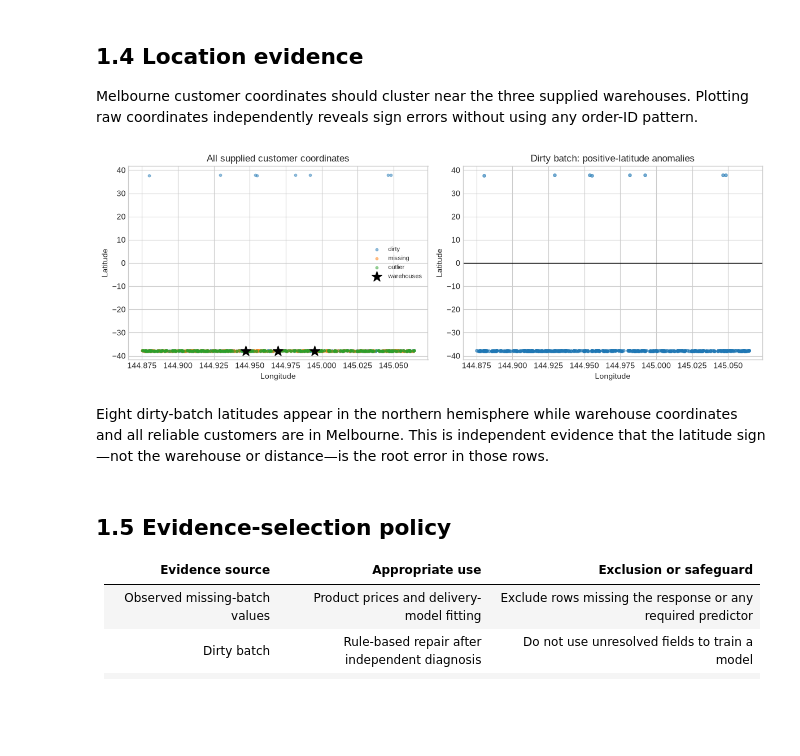
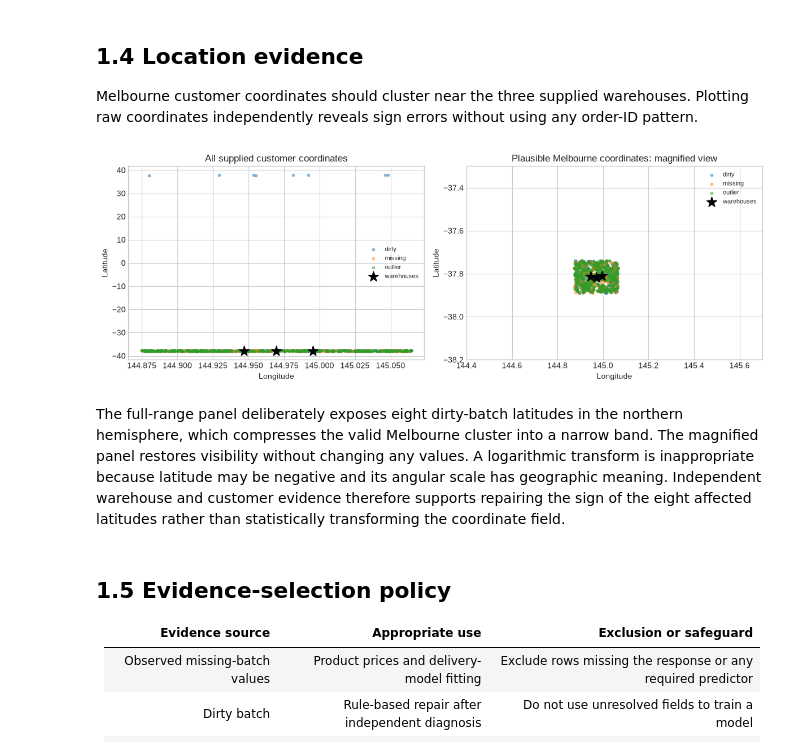
Before and after one commit to ZGHL/FIT5196-A2, a Jupyter notebook: notebooks/Group030_solution.ipynb, the cells around one changed output. Drawn from its saved outputs; the diff is of its cells as text; code cells hidden in the pictures; blank space fills up the shorter version.

Commit message:
Audit notebook diagnostics and transformation analysis

```diff
--- a/notebooks/Group030_solution.ipynb
+++ b/notebooks/Group030_solution.ipynb
@@ -383,26 +383,35 @@ Melbourne customer coordinates should cluster near the three supplied warehouses
 # %%
 fig, axes = plt.subplots(1, 2, figsize=(12, 4.3))
 
 for batch_name, frame in raw_batches.items():
     axes[0].scatter(frame["customer_long"], frame["customer_lat"], s=10, alpha=0.45, label=batch_name)
 axes[0].scatter(warehouses["longitude"], warehouses["latitude"], marker="*", s=180, c="black", label="warehouses")
 axes[0].set_xlabel("Longitude")
 axes[0].set_ylabel("Latitude")
 axes[0].set_title("All supplied customer coordinates")
 axes[0].legend(fontsize=8)
 
-axes[1].scatter(dirty_raw["customer_long"], dirty_raw["customer_lat"], s=14, alpha=0.6)
-axes[1].axhline(0, color="black", linewidth=1)
+for batch_name, frame in raw_batches.items():
+    plausible = frame["customer_lat"].between(-38.2, -37.3) & frame["customer_long"].between(144.4, 145.7)
+    axes[1].scatter(
+        frame.loc[plausible, "customer_long"],
+        frame.loc[plausible, "customer_lat"],
+        s=10, alpha=0.45, label=batch_name,
+    )
+axes[1].scatter(warehouses["longitude"], warehouses["latitude"], marker="*", s=180, c="black", label="warehouses")
+axes[1].set_xlim(144.4, 145.7)
+axes[1].set_ylim(-38.2, -37.3)
 axes[1].set_xlabel("Longitude")
 axes[1].set_ylabel("Latitude")
-axes[1].set_title("Dirty batch: positive-latitude anomalies")
+axes[1].set_title("Plausible Melbourne coordinates: magnified view")
+axes[1].legend(fontsize=8)
 
 plt.tight_layout()
 plt.show()
 # %% [output]
-[figure, old version]
+[figure, new version]
 # %% [markdown]
-Eight dirty-batch latitudes appear in the northern hemisphere while warehouse coordinates and all reliable customers are in Melbourne. This is independent evidence that the latitude sign—not the warehouse or distance—is the root error in those rows.
+The full-range panel deliberately exposes eight dirty-batch latitudes in the northern hemisphere, which compresses the valid Melbourne cluster into a narrow band. The magnified panel restores visibility without changing any values. A logarithmic transform is inappropriate because latitude may be negative and its angular scale has geographic meaning. Independent warehouse and customer evidence therefore supports repairing the sign of the eight affected latitudes rather than statistically transforming the coordinate field.
 # %% [markdown]
 ## 1.5 Evidence-selection policy
 
```
Also changed, not shown: parts of 10 cells of this notebook, 1 other file.
